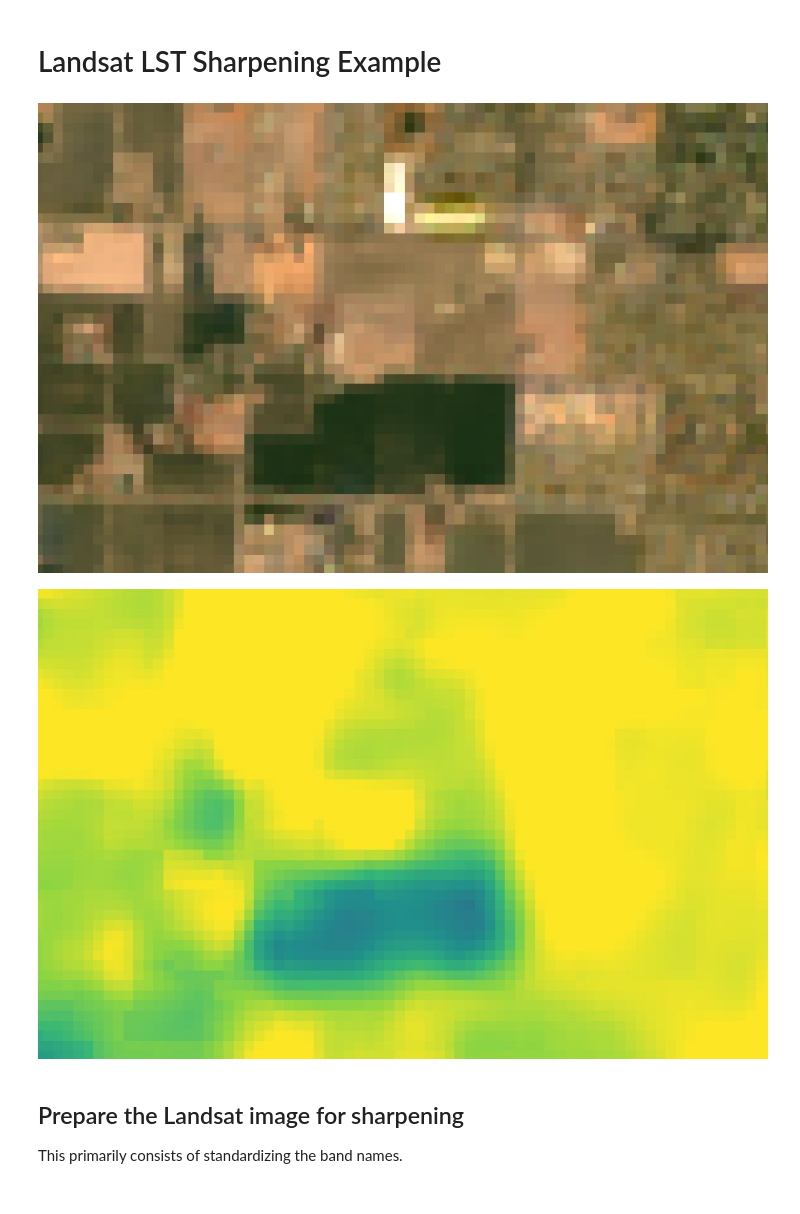
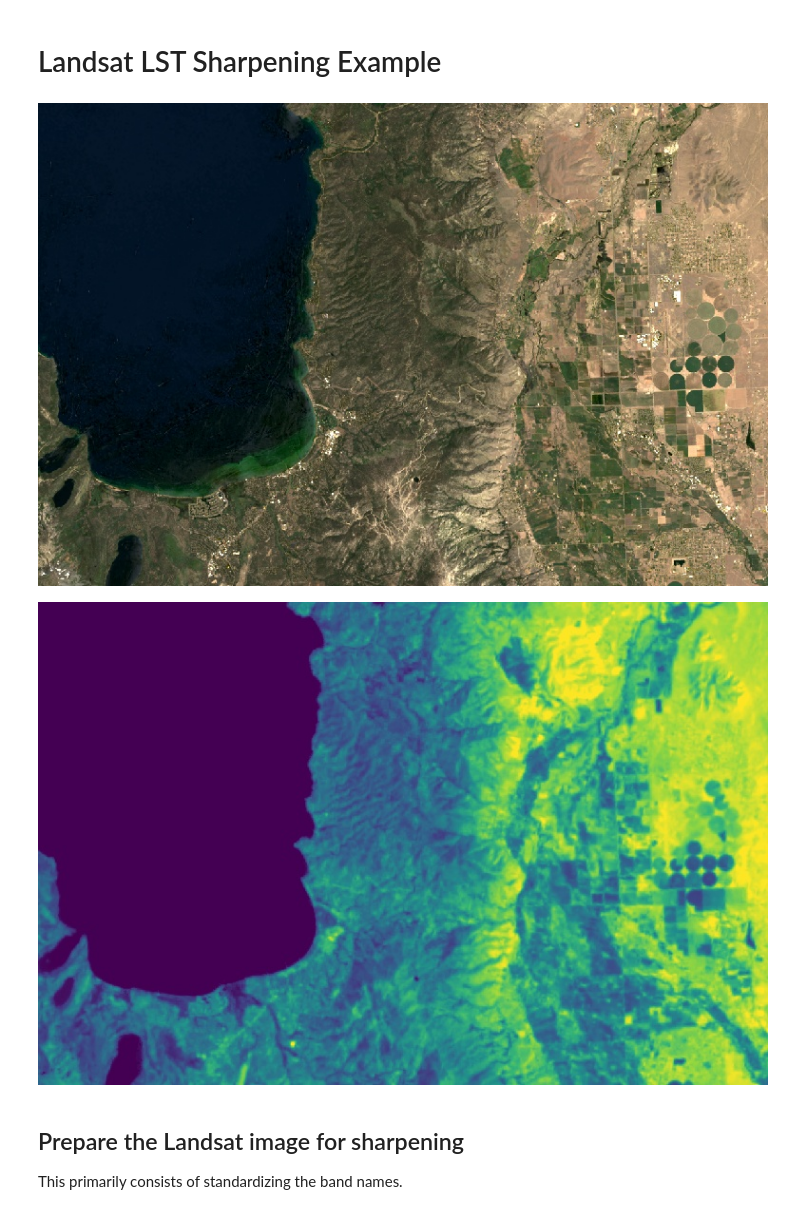
Before and after one commit to Open-ET/openet-landsat-lst, a Jupyter notebook: examples/landsat_thermal_sharpening.ipynb, the cells around one changed output. Drawn from its saved outputs; the diff is of its cells as text; code cells hidden in the pictures.

```diff
--- a/examples/landsat_thermal_sharpening.ipynb
+++ b/examples/landsat_thermal_sharpening.ipynb
@@ -17,4 +14,12 @@ image_size = 768
 # %%
 # landsat_id = 'LC08_044033_20170918'  # Cloudy, some clear areas over northern CV
-landsat_id = 'LC08_042034_20180705'  # Clear
-landsat_img = ee.Image(f'LANDSAT/LC08/C02/T1_L2/{landsat_id}')
+# # landsat_id = 'LC08_042034_20180705'  # Clear
+
+# landsat_img = ee.Image(f'LANDSAT/LC09/C02/T1_L2/{landsat_id}')
+# region = landsat_img.geometry().buffer(-60000)
+
+
+# Checking for masking over Lake Tahoe
+landsat_id = 'LC09_043033_20240704'
+region = ee.Geometry.BBox(-120.1, 38.9, -119.7, 39.1)
+landsat_img = ee.Image(f'LANDSAT/LC09/C02/T1_L2/{landsat_id}')
@@ -28,17 +26,18 @@ study_region = study_geom.bounds(1, 'EPSG:4326')
+# %%
+viridis = ['#440154', '#433982', '#30678D', '#218F8B', '#36B677', '#8ED542', '#FDE725']
+image_size = 768
 # %%
 image_url = landsat_img.select([3, 2, 1]).multiply(0.0000275).add(-0.2)\
-    .getThumbURL({'min': 0.0, 'max': 0.3,
-                  'dimensions':image_size, 'region': study_region})
+    .getThumbURL({'min': 0.0, 'max': 0.25, 'gamma': 1.25, 'dimensions':image_size, 'region': region})
 Image(url=image_url, embed=True, format='png')
 # %% [output]
-[figure, old version]
+[figure, new version]
 # %%
 image_url = landsat_img.select(['ST_B10']).multiply(0.00341802).add(149.0)\
-    .getThumbURL({'min': 295, 'max': 320, 'palette': viridis_palette,
-                  'dimensions':image_size, 'region': study_region})
+    .getThumbURL({'min': 295, 'max': 330, 'palette': viridis, 'dimensions':image_size, 'region': region})
 Image(url=image_url, embed=True, format='png')
 # %% [output]
-[figure, old version]
+[figure, new version]
 # %% [markdown]
 ## Prepare the Landsat image for sharpening
 
```
Also changed, not shown: parts of 6 cells of this notebook, 2 other files.
